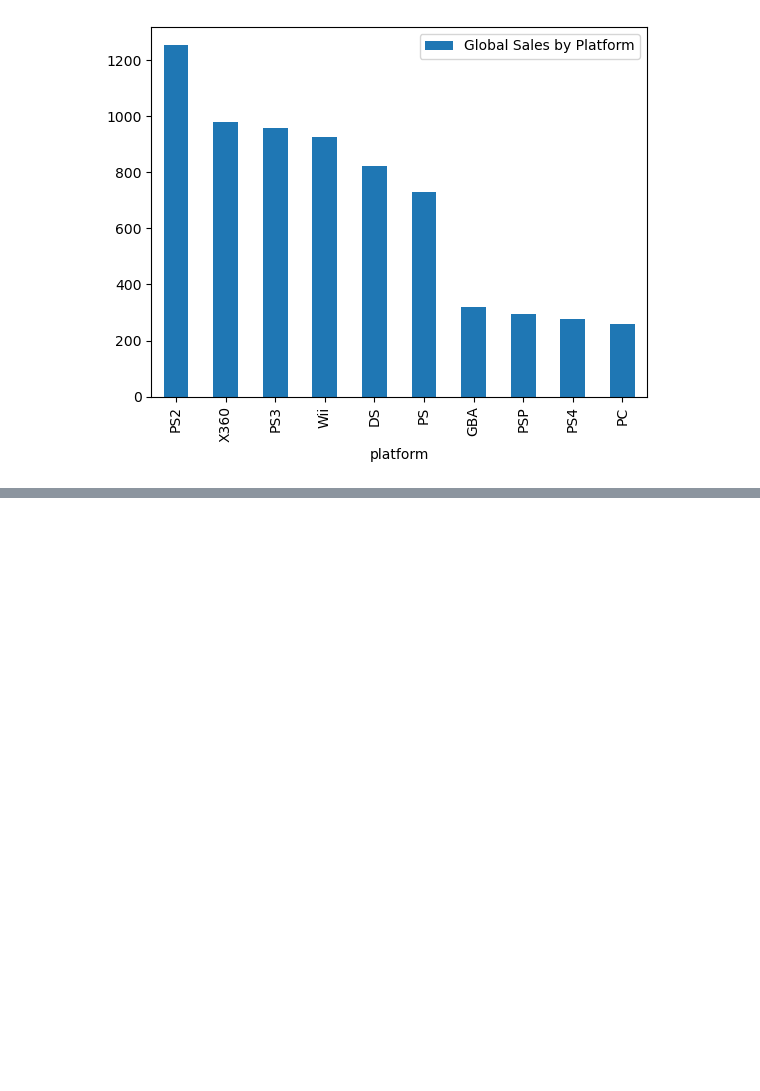
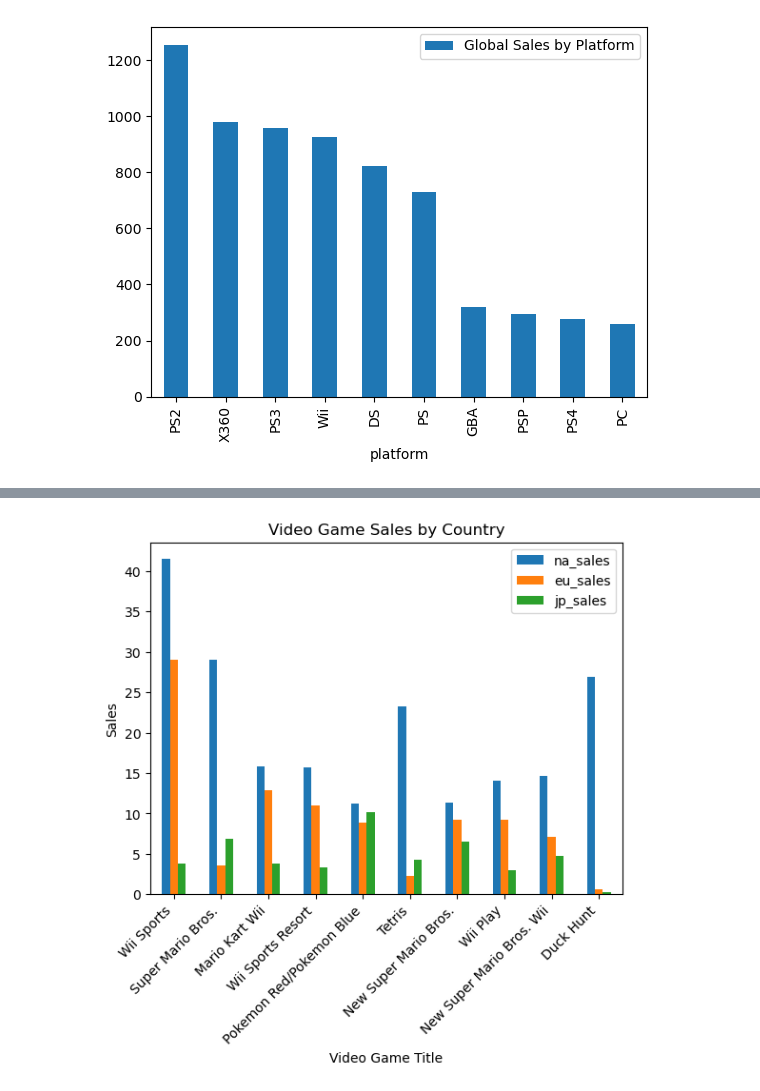
Before and after one commit to knohavec/Project-1-, a Jupyter notebook: Data Exploration Jupiter Notebooks/video_game_sales.ipynb, the cells around one changed output, grey strips where cells are left out. Saved outputs shown, nothing was run; the diff lists cells and outputs as text; code cells hidden in the pictures; blank space fills up the shorter version.

```diff
--- a/Data Exploration Jupiter Notebooks/video_game_sales.ipynb
+++ b/Data Exploration Jupiter Notebooks/video_game_sales.ipynb
@@ -165,7 +165,16 @@ genre_sales_df_sorted.head()
 | Role-Playing | 927.37 |
 | Platform | 831.37 |
 # %%
+# # Group data by region (North America, EU, Japan) and calculate total sales for each region
+# video_game_by_country = video_game_sales_df.groupby(level=0)[['na_sales', 'eu_sales', 'jp_sales']].sum()
+# video_game_by_country
+
 # Group data by region (North America, EU, Japan) and calculate total sales for each region
 video_game_by_country = video_game_sales_df.groupby(level=0)[['na_sales', 'eu_sales', 'jp_sales']].sum()
-video_game_by_country
+
+# Add the name column by selecting the first occurrence of the name for each group
+video_game_by_country['name'] = video_game_sales_df.groupby(level=0)['name'].first()
+
+# Display the resulting DataFrame
+print(video_game_by_country)
 # %% [output]
@@ -271,3 +279,17 @@ plt.show()
+# %%
+def plot_bar(df, x_col, y_col, x_label, y_label, title):
+    ax = df.head(10).plot(kind='bar', x=x_col, y=y_col)
+    ax.set_xticklabels(ax.get_xticklabels(), rotation=45, ha='right')
+    plt.xlabel(x_label)
+    plt.ylabel(y_label)
+    plt.title(title)
+    plt.show()
+
+# Plotting the grouped data using the plot_bar function
+plot_bar(video_game_by_country, x_col='name', y_col=['na_sales', 'eu_sales', 'jp_sales'],
+         x_label='Video Game Title', y_label='Sales', title='Video Game Sales by Country')
+# %% [output]
+[figure, added]
 # %%
 #Visualize Sales by Release Date
 # %%
```
Also changed, not shown: parts of 4 cells of this notebook, 3 other files.
